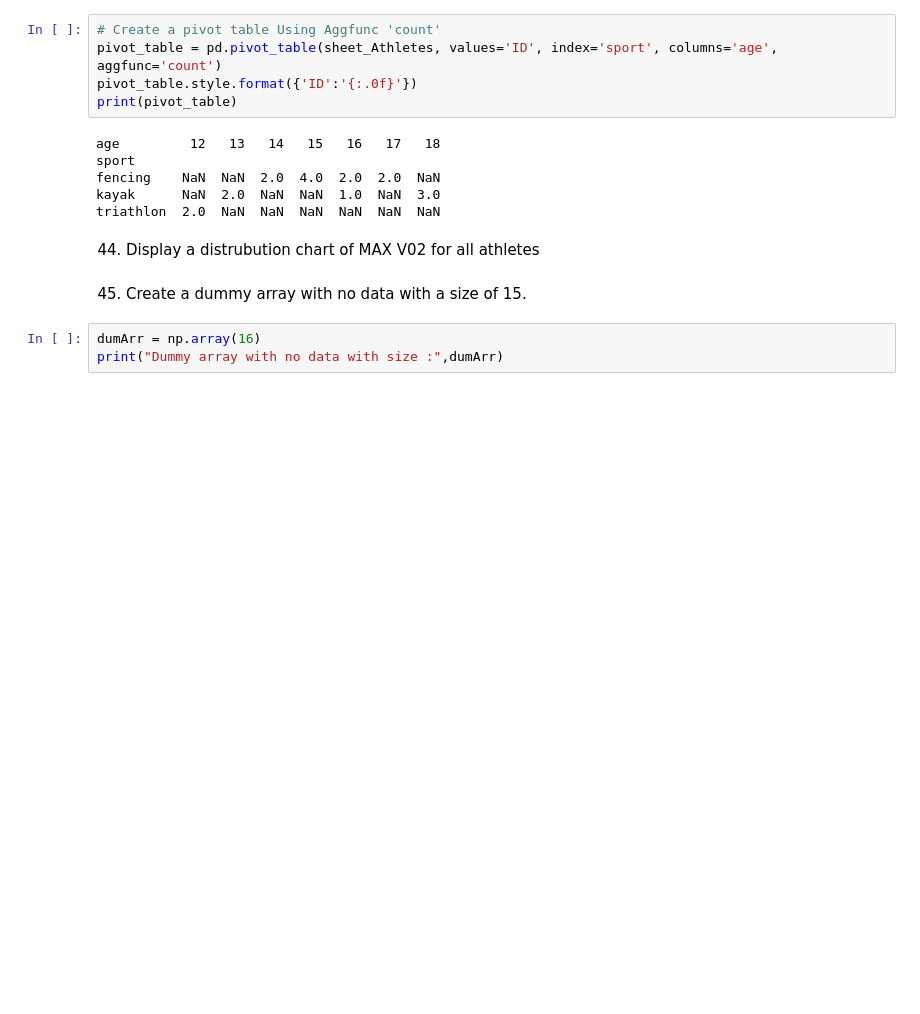
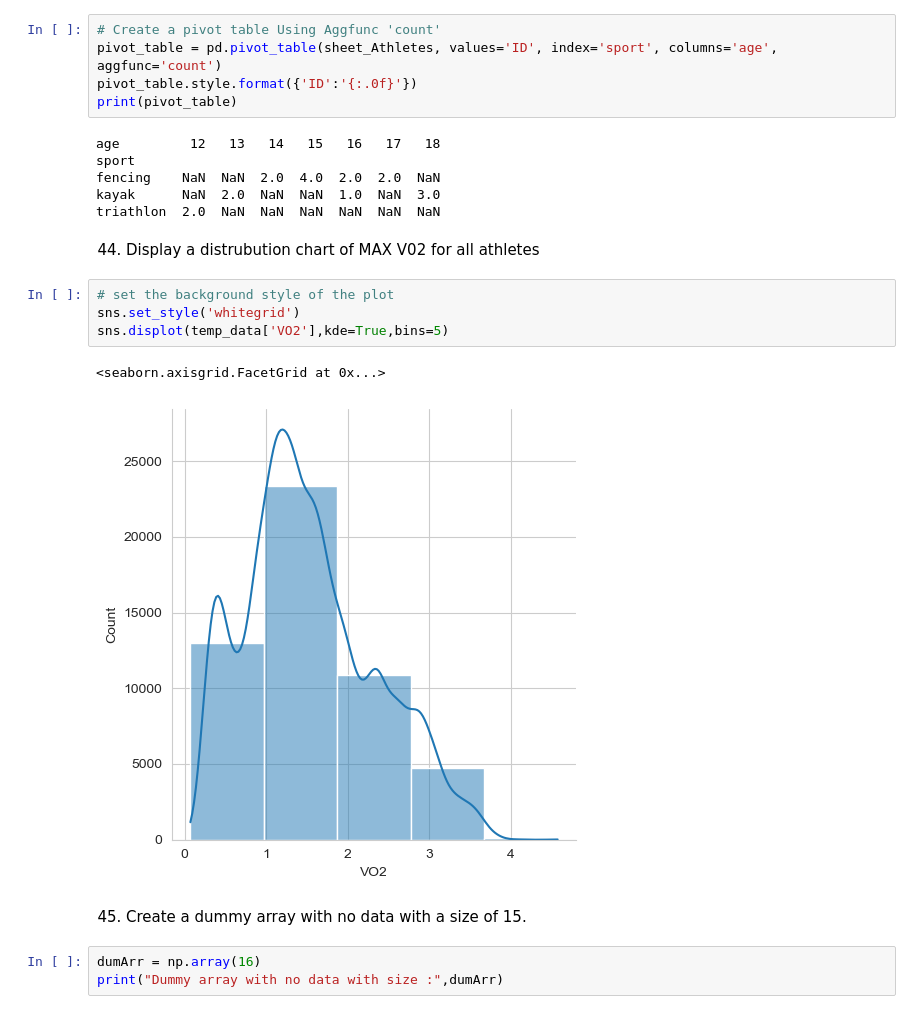
Before and after one commit to Sujithra-Emmanuel/PyMinds_Aug2024, a Jupyter notebook: Python_Hackathon_Aug2024_41to60.ipynb, the cells around one changed output. Cells and saved outputs as stored; diff of their text form; blank space fills up the shorter version.

```diff
--- a/Python_Hackathon_Aug2024_41to60.ipynb
+++ b/Python_Hackathon_Aug2024_41to60.ipynb
@@ -32,6 +36,13 @@ kayak      NaN  2.0  NaN  NaN  1.0  NaN  3.0
 triathlon  2.0  NaN  NaN  NaN  NaN  NaN  NaN
 # %% [markdown]
 44. Display a  distrubution chart of MAX V02 for all athletes
+# %%
+# set the background style of the plot
+sns.set_style('whitegrid')
+sns.displot(temp_data['VO2'],kde=True,bins=5)
+# %% [output]
+<seaborn.axisgrid.FacetGrid at 0x...>
+[figure, added]
 # %% [markdown]
 45. Create a dummy array with no data with a size of 15.
 # %%
```
Also changed, not shown: parts of 8 cells of this notebook.
